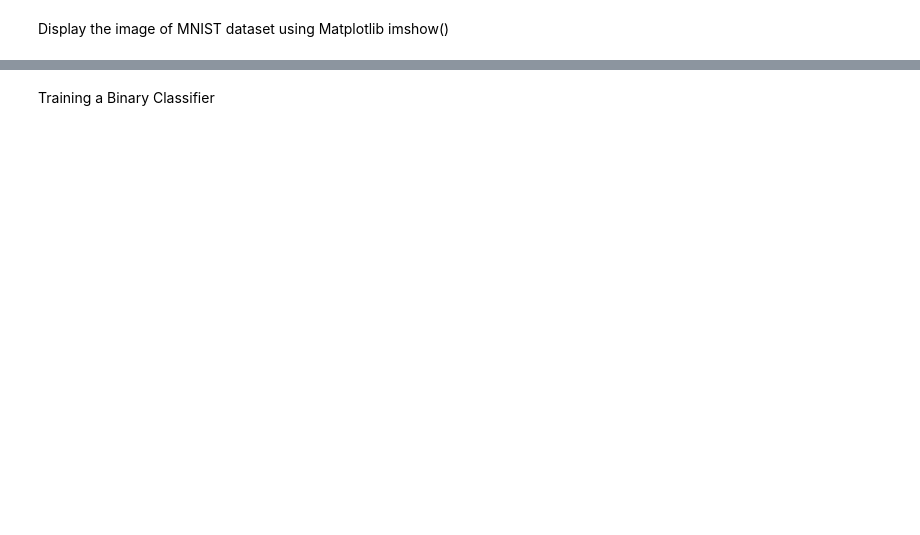
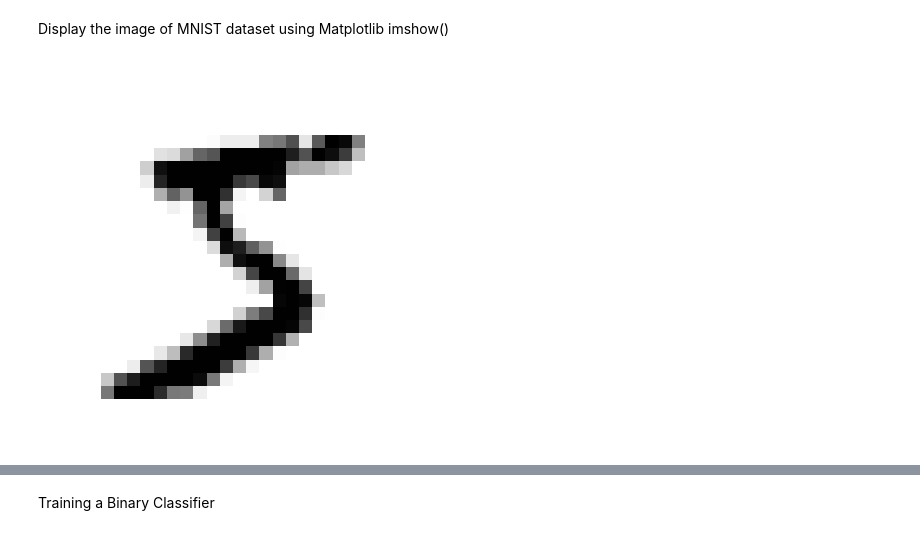
Before and after one commit to sunodmongia/MNIST, a Jupyter notebook: mnist.ipynb, the cells around one changed output, grey strips where cells are left out. Drawn from its saved outputs; the diff is of its cells as text; code cells hidden in the pictures; blank space fills up the shorter version.

```diff
--- a/mnist.ipynb
+++ b/mnist.ipynb
@@ -17,11 +31,14 @@ Display the image of MNIST dataset using Matplotlib imshow()
 # %%
 import matplotlib.pyplot as plt
 
 def plot_digits(image_data):
     image = image_data.reshape(28, 28)
     plt.imshow(image, cmap="binary")
     plt.axis("off")
 
 some_digit = X[24]
-plot_digits(some_digit)
+digit_five = X[0]
+plot_digits(digit_five)
 plt.show()
+# %% [output]
+[figure, added]
```
Also changed, not shown: parts of 11 cells of this notebook.
